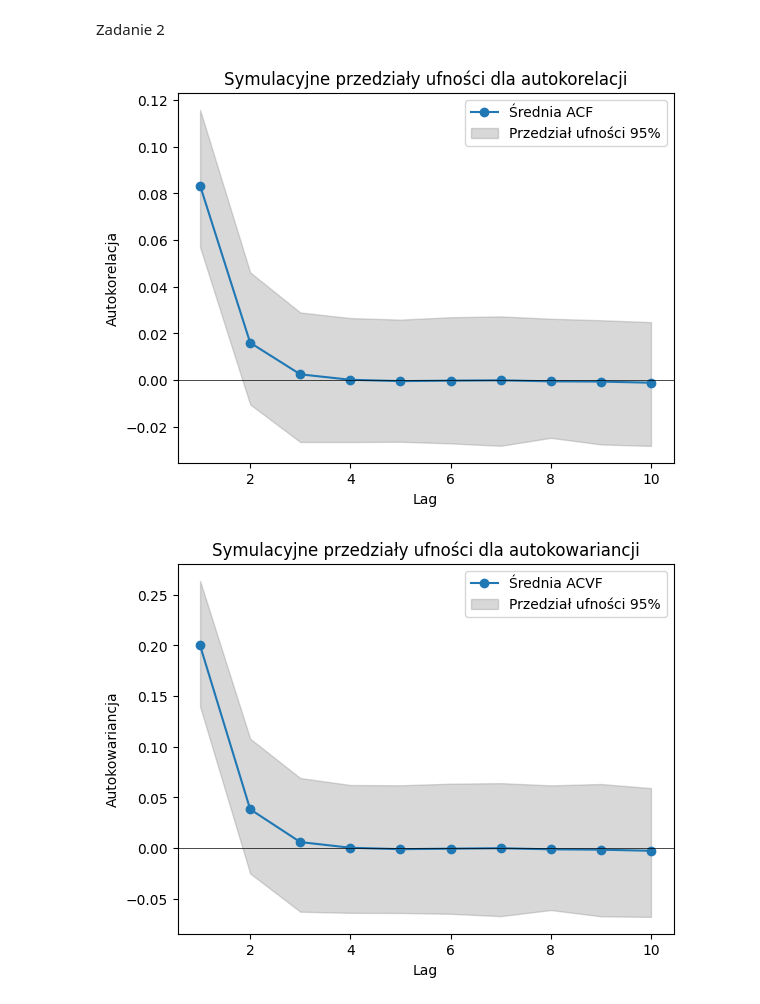
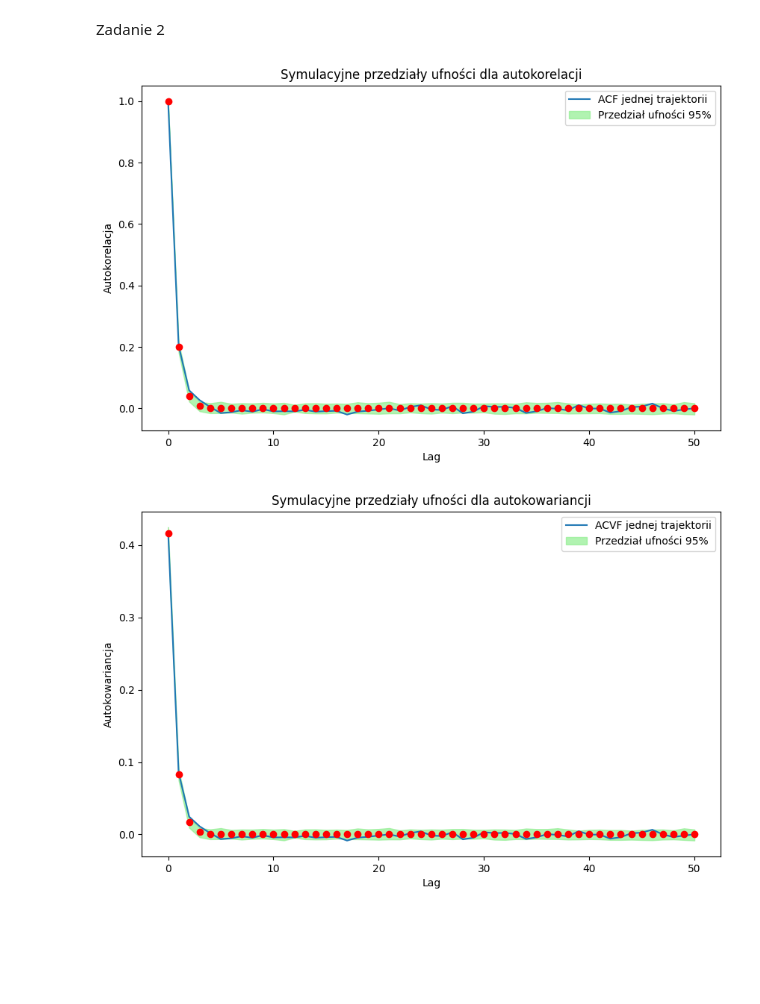
Before and after one commit to rafglo/Computer-Analysis-of-Time-Series, a Jupyter notebook: lista6.ipynb, the cells around one changed output. Saved outputs shown, nothing was run; the diff lists cells and outputs as text; code cells hidden in the pictures; blank space fills up the shorter version.

```diff
--- a/lista6.ipynb
+++ b/lista6.ipynb
@@ -73,3 +71,6 @@ mc = 1000
+# %%
+mc = 100
+alpha = 5
 # %%
 autokow_mc, autokor_mc = [], []
 for _ in range(mc):
@@ -80,32 +81,37 @@ for _ in range(mc):
         autokor_emp.append(autokorelacja(h, sample))
     autokor_mc.append(autokor_emp)
     autokow_mc.append(autokow_emp)
+
+autokow_teo = [ar1_acvf(phi,sigma,h) for h in hs]
+autokor_teo = [ar1_acf(phi, h) for h in hs]
 # %%
-lower_acvf = np.percentile(autokow_mc, 2.5, axis=0)
-upper_acvf = np.percentile(autokow_mc, 97.5, axis=0)
+lower_acvf = np.percentile(autokow_mc, alpha, axis=0)
+upper_acvf = np.percentile(autokow_mc, 100-alpha, axis=0)
 mean_acvf = np.mean(autokow_mc, axis=0)
-lower_acf = np.percentile(autokor_mc, 2.5, axis=0)
-upper_acf = np.percentile(autokor_mc, 97.5, axis=0)
+lower_acf = np.percentile(autokor_mc, alpha, axis=0)
+upper_acf = np.percentile(autokor_mc, 100-alpha, axis=0)
 mean_acf = np.mean(autokor_mc, axis=0)
 # %%
-plt.plot(hs, mean_acvf, marker='o', label="Średnia ACF")
-plt.fill_between(hs, lower_acvf, upper_acvf, color='gray', alpha=0.3, label="Przedział ufności 95%")
-plt.axhline(0, color='black', linewidth=0.5)
+plt.figure(figsize=(10,6))
+plt.plot(hs, autokor_mc[0], label="ACF jednej trajektorii")
+plt.plot(hs, autokor_teo, "ro")
+plt.fill_between(hs, lower_acf, upper_acf, color='lightgreen', alpha=0.7, label="Przedział ufności 95%")
 plt.title("Symulacyjne przedziały ufności dla autokorelacji")
 plt.xlabel("Lag")
 plt.ylabel("Autokorelacja")
 plt.legend()
 plt.show()
 # %% [output]
-[figure, old version]
+[figure, new version]
 # %%
-plt.plot(hs, mean_acf, marker='o', label="Średnia ACVF")
-plt.fill_between(hs, lower_acf, upper_acf, color='gray', alpha=0.3, label="Przedział ufności 95%")
-plt.axhline(0, color='black', linewidth=0.5)
+plt.figure(figsize=(10,6))
+plt.plot(hs, autokow_mc[0], label="ACVF jednej trajektorii")
+plt.plot(hs, autokow_teo, "ro")
+plt.fill_between(hs, lower_acvf, upper_acvf, color='lightgreen', alpha=0.7, label="Przedział ufności 95%")
 plt.title("Symulacyjne przedziały ufności dla autokowariancji")
 plt.xlabel("Lag")
 plt.ylabel("Autokowariancja")
 plt.legend()
 plt.show()
 # %% [output]
-[figure, old version]
+[figure, new version]
```
Also changed, not shown: parts of 1 cell of this notebook, 1 other file.
